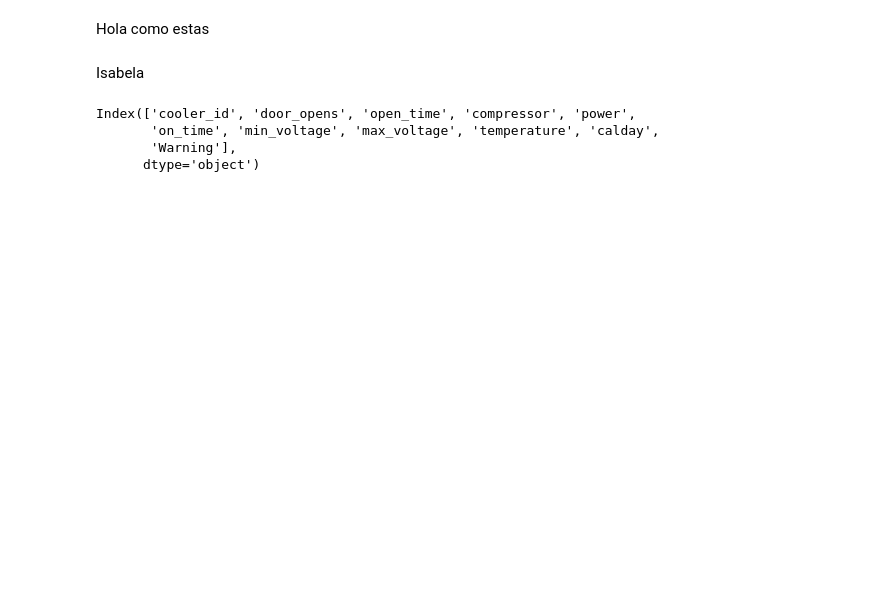
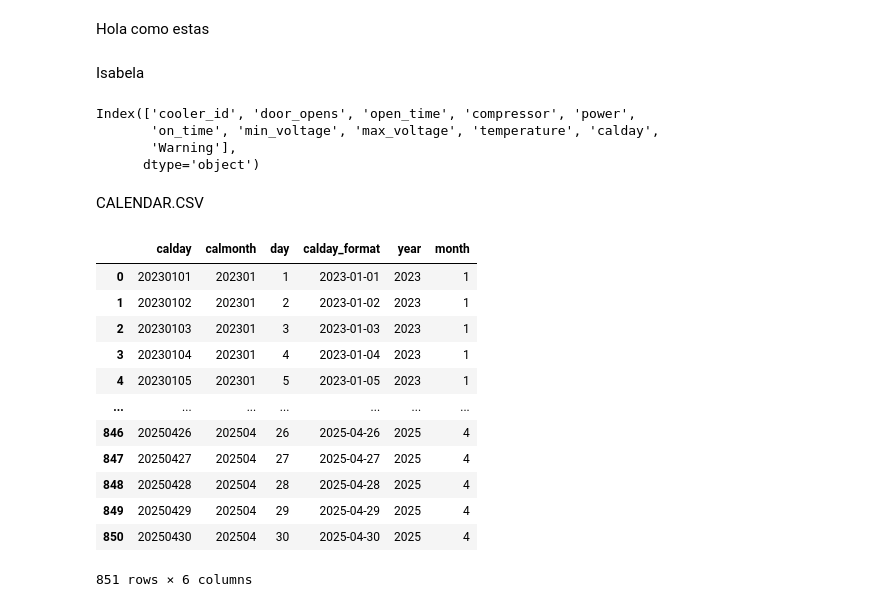
Before and after one commit to Isa2604/PowerUp, a Jupyter notebook: Dataset _ Coolers AC/Dataset _ Coolers AC/Data_coolers.ipynb, the cells around one changed output. Cells and saved outputs as stored; diff of their text form; code cells hidden in the pictures; blank space fills up the shorter version.

```diff
--- a/Dataset _ Coolers AC/Dataset _ Coolers AC/Data_coolers.ipynb
+++ b/Dataset _ Coolers AC/Dataset _ Coolers AC/Data_coolers.ipynb
@@ -27,3 +27,33 @@ Index(['cooler_id', 'door_opens', 'open_time', 'compressor', 'power',
       dtype='object')
 # %%
 df_merged = df_merged.dropna(subset=['min_voltage'])
+# %% [markdown]
+CALENDAR.CSV
+# %%
+df_calendar = pd.read_csv('calendar.csv')
+df_clean_calday = df_calendar.copy()
+# Convertir a datetime y luego extraer componentes calday
+df_clean_calday['calday_format'] = pd.to_datetime(df_calendar['calday'], format='%Y%m%d')
+df_clean_calday['year'] = df_clean_calday['calday_format'].dt.year
+df_clean_calday['month'] = df_clean_calday['calday_format'].dt.month
+df_clean_calday['day'] = df_clean_calday['calday_format'].dt.day
+df_clean_calmonth = df_calendar.copy()
+# Convertir a datetime y luego extraer componentes de calmonth
+df_clean_calmonth['calmonth'] = pd.to_datetime(df_calendar['calmonth'], format='%Y%m')
+df_clean_calmonth['year'] = df_clean_calmonth['calmonth'].dt.year
+df_clean_calmonth['month'] = df_clean_calmonth['calmonth'].dt.month
+df_clean_calday
+# %% [output]
+|  | calday | calmonth | day | calday_format | year | month |
+| 0 | 20230101 | 202301 | 1 | 2023-01-01 | 2023 | 1 |
+| 1 | 20230102 | 202301 | 2 | 2023-01-02 | 2023 | 1 |
+| 2 | 20230103 | 202301 | 3 | 2023-01-03 | 2023 | 1 |
+| 3 | 20230104 | 202301 | 4 | 2023-01-04 | 2023 | 1 |
+| 4 | 20230105 | 202301 | 5 | 2023-01-05 | 2023 | 1 |
+| ... | ... | ... | ... | ... | ... | ... |
+| 846 | 20250426 | 202504 | 26 | 2025-04-26 | 2025 | 4 |
+| 847 | 20250427 | 202504 | 27 | 2025-04-27 | 2025 | 4 |
+| 848 | 20250428 | 202504 | 28 | 2025-04-28 | 2025 | 4 |
+| 849 | 20250429 | 202504 | 29 | 2025-04-29 | 2025 | 4 |
+| 850 | 20250430 | 202504 | 30 | 2025-04-30 | 2025 | 4 |
+851 rows × 6 columns
```
Also changed, not shown: parts of 12 cells of this notebook, 2 other files.
